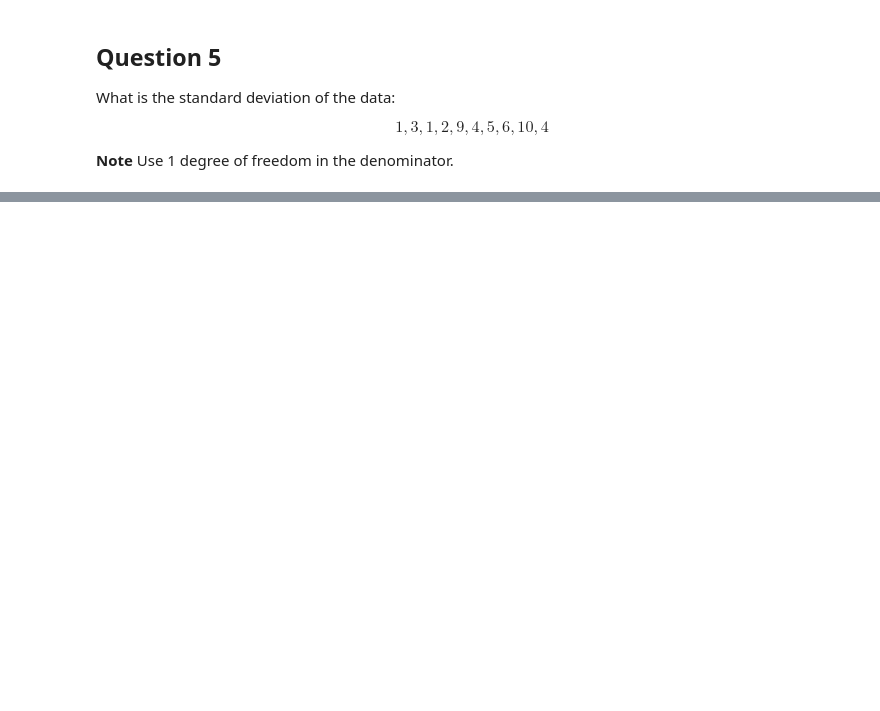
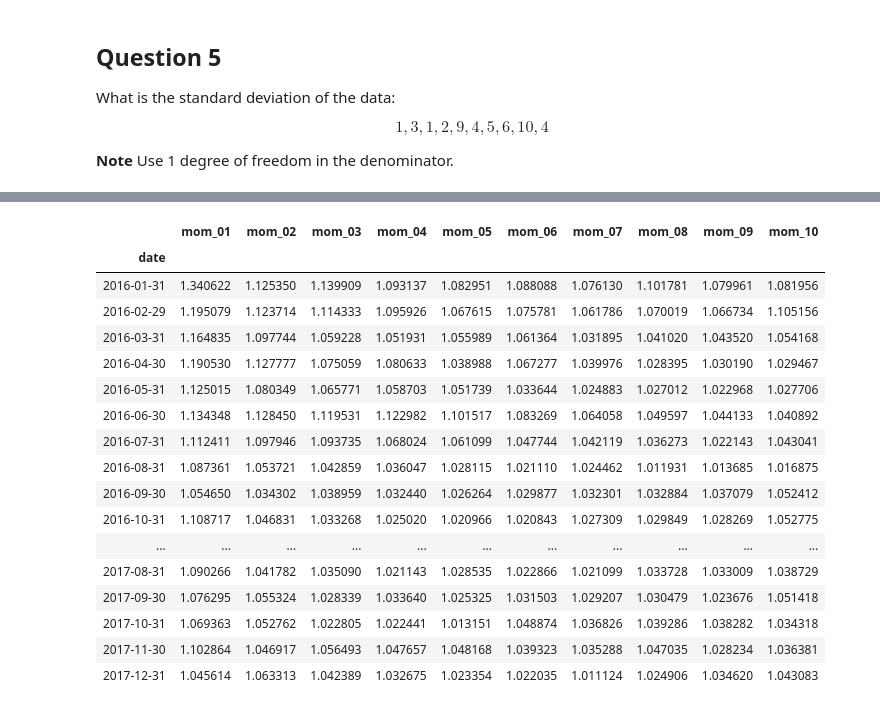
Before and after one commit to bashtage/python-introduction, a Jupyter notebook: solutions/final-exam.ipynb, the cells around one changed output, grey strips where cells are left out. Cells and saved outputs as stored; diff of their text form; code cells hidden in the pictures; blank space fills up the shorter version.

```diff
--- a/solutions/final-exam.ipynb
+++ b/solutions/final-exam.ipynb
@@ -206,0 +219,25 @@ You answered 5 out of 20 questions correctly (25%)
+# %%
+import numpy as np
+
+cum_momentum = np.cumprod(1 + momentum / 100)
+
+QUESTION_15 = cum_momentum.resample('M').max() / cum_momentum.resample('M').min()
+# %% [output]
+|  | mom_01 | mom_02 | mom_03 | mom_04 | mom_05 | mom_06 | mom_07 | mom_08 | mom_09 | mom_10 |
+| date |  |  |  |  |  |  |  |  |  |  |
+| 2016-01-31 | 1.340622 | 1.125350 | 1.139909 | 1.093137 | 1.082951 | 1.088088 | 1.076130 | 1.101781 | 1.079961 | 1.081956 |
+| 2016-02-29 | 1.195079 | 1.123714 | 1.114333 | 1.095926 | 1.067615 | 1.075781 | 1.061786 | 1.070019 | 1.066734 | 1.105156 |
+| 2016-03-31 | 1.164835 | 1.097744 | 1.059228 | 1.051931 | 1.055989 | 1.061364 | 1.031895 | 1.041020 | 1.043520 | 1.054168 |
+| 2016-04-30 | 1.190530 | 1.127777 | 1.075059 | 1.080633 | 1.038988 | 1.067277 | 1.039976 | 1.028395 | 1.030190 | 1.029467 |
+| 2016-05-31 | 1.125015 | 1.080349 | 1.065771 | 1.058703 | 1.051739 | 1.033644 | 1.024883 | 1.027012 | 1.022968 | 1.027706 |
+| 2016-06-30 | 1.134348 | 1.128450 | 1.119531 | 1.122982 | 1.101517 | 1.083269 | 1.064058 | 1.049597 | 1.044133 | 1.040892 |
+| 2016-07-31 | 1.112411 | 1.097946 | 1.093735 | 1.068024 | 1.061099 | 1.047744 | 1.042119 | 1.036273 | 1.022143 | 1.043041 |
+| 2016-08-31 | 1.087361 | 1.053721 | 1.042859 | 1.036047 | 1.028115 | 1.021110 | 1.024462 | 1.011931 | 1.013685 | 1.016875 |
+| 2016-09-30 | 1.054650 | 1.034302 | 1.038959 | 1.032440 | 1.026264 | 1.029877 | 1.032301 | 1.032884 | 1.037079 | 1.052412 |
+| 2016-10-31 | 1.108717 | 1.046831 | 1.033268 | 1.025020 | 1.020966 | 1.020843 | 1.027309 | 1.029849 | 1.028269 | 1.052775 |
+| ... | ... | ... | ... | ... | ... | ... | ... | ... | ... | ... |
+| 2017-08-31 | 1.090266 | 1.041782 | 1.035090 | 1.021143 | 1.028535 | 1.022866 | 1.021099 | 1.033728 | 1.033009 | 1.038729 |
+| 2017-09-30 | 1.076295 | 1.055324 | 1.028339 | 1.033640 | 1.025325 | 1.031503 | 1.029207 | 1.030479 | 1.023676 | 1.051418 |
+| 2017-10-31 | 1.069363 | 1.052762 | 1.022805 | 1.022441 | 1.013151 | 1.048874 | 1.036826 | 1.039286 | 1.038282 | 1.034318 |
+| 2017-11-30 | 1.102864 | 1.046917 | 1.056493 | 1.047657 | 1.048168 | 1.039323 | 1.035288 | 1.047035 | 1.028234 | 1.036381 |
+| 2017-12-31 | 1.045614 | 1.063313 | 1.042389 | 1.032675 | 1.023354 | 1.022035 | 1.011124 | 1.024906 | 1.034620 | 1.043083 |
```
Also changed, not shown: parts of 46 cells of this notebook, 15 other files.
